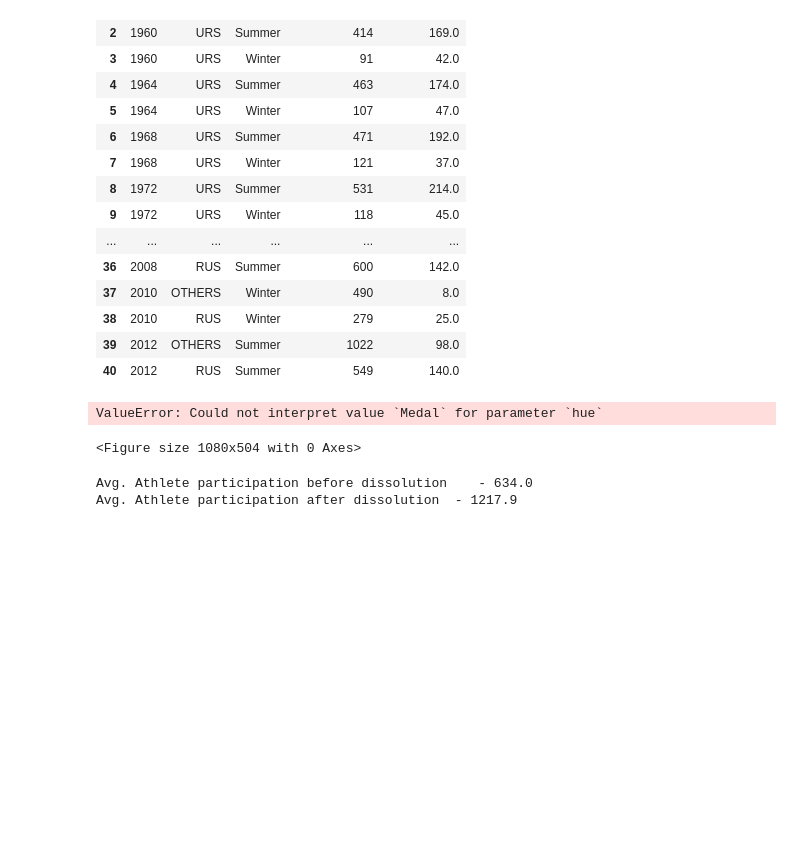
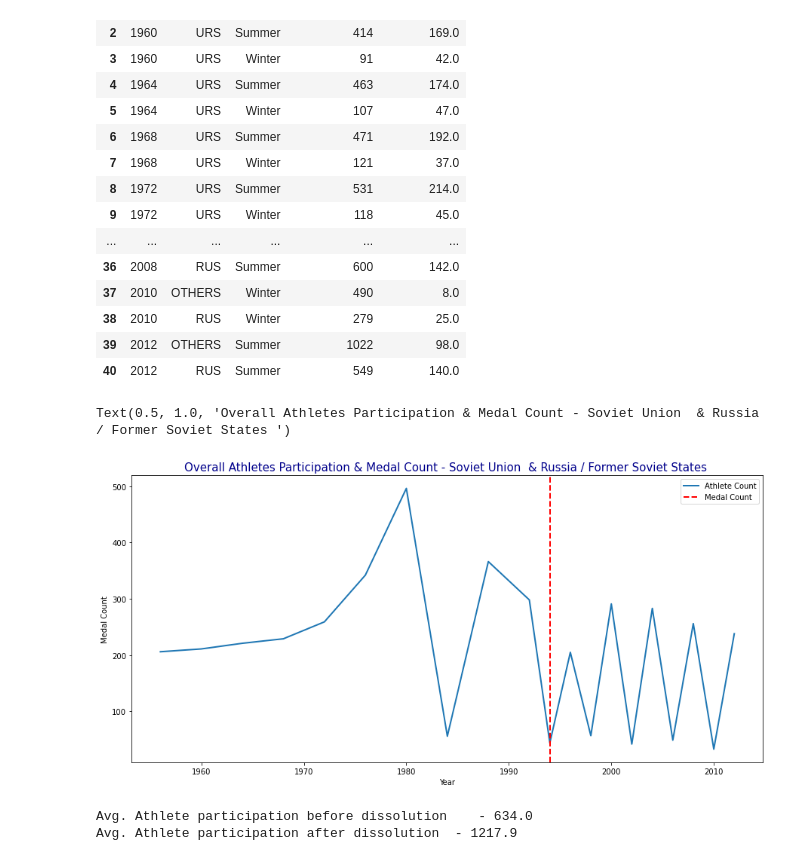
Before and after one commit to ratikachauhan/dathletes-project-1, a Jupyter notebook: ratika_analysis/Olympic Games Analysis - Ratika Complete Analysis .ipynb, the cells around one changed output. Cells and saved outputs as stored; diff of their text form; code cells hidden in the pictures; blank space fills up the shorter version.

```diff
--- a/ratika_analysis/Olympic Games Analysis - Ratika Complete Analysis .ipynb
+++ b/ratika_analysis/Olympic Games Analysis - Ratika Complete Analysis .ipynb
@@ -155,15 +155,15 @@ summary_cdf = pd.DataFrame({'Athlete Count' : athlete_count_cdf ,
 # %%
 plt.figure(figsize=(15, 7))
 #fig, ax = plt.subplots()
 #sb.lineplot(data=summary_cdf, x="Year", y="Athlete Count",linewidth = 2)
-sb.lineplot(data=summary_cdf, x="Year", y="Medal Count",hue ="Medal",linewidth = 2)
+sb.lineplot(data=summary_cdf, x="Year", y="Medal Count",linewidth = 2)
 plt.axvline(x=1994, linewidth=2, color='r', ls='--')
 plt.legend(["Athlete Count", 'Medal Count'])
 #sb.despine(right=True)
 plt.title('Overall Athletes Participation & Medal Count - Soviet Union  & Russia / Former Soviet States ', fontsize=15, color='darkblue')
 # %% [output]
-ValueError: Could not interpret value `Medal` for parameter `hue`
+Text(0.5, 1.0, 'Overall Athletes Participation & Medal Count - Soviet Union  & Russia / Former Soviet States ')
-<Figure size 1080x504 with 0 Axes>
+[figure, added]
 # %%
 #Impact on participation before and after dissolution
 
```
Also changed, not shown: parts of 14 cells of this notebook.
